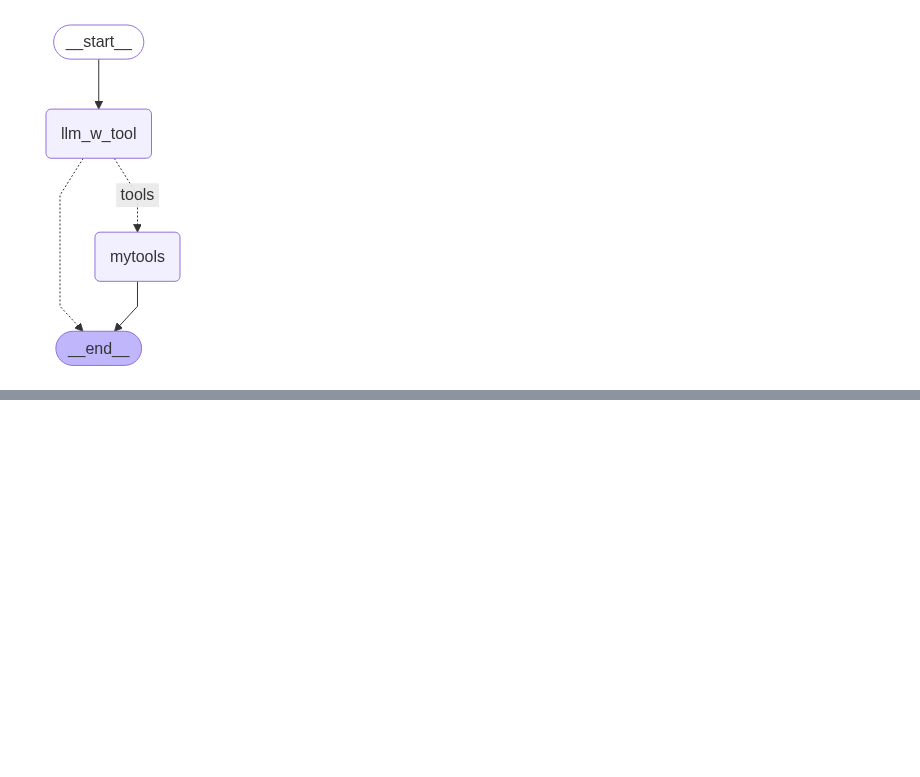
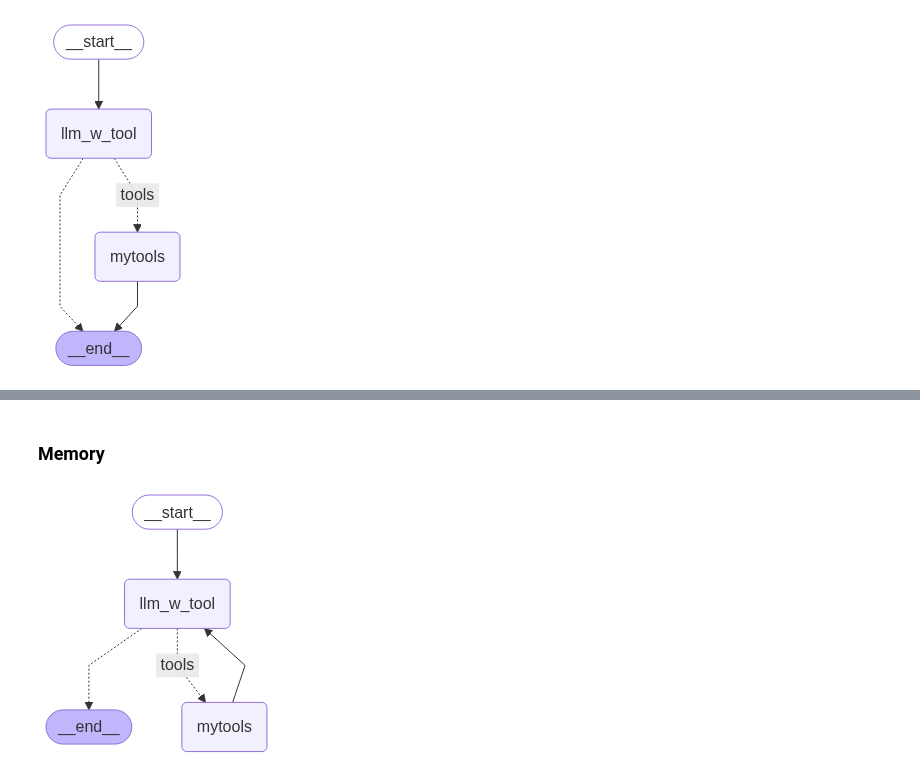
Before and after one commit to Mandal-21/GenAI, a Jupyter notebook: 3-LangGraph/4-ReactAgentTools.ipynb, the cells around one changed output, grey strips where cells are left out. Saved outputs shown, nothing was run; the diff lists cells and outputs as text; code cells hidden in the pictures; blank space fills up the shorter version.

```diff
--- a/3-LangGraph/4-ReactAgentTools.ipynb
+++ b/3-LangGraph/4-ReactAgentTools.ipynb
@@ -193,0 +237,2 @@ app_with_tools.invoke(
+# %% [markdown]
+### Memory
@@ -193,0 +241,24 @@ app_with_tools.invoke(
+# %%
+memory = MemorySaver()
+# %%
+workflow_with_tools_memory = StateGraph(MessagesState)
+
+workflow_with_tools_memory.add_node("llm_w_tool", call_model_with_tools)
+workflow_with_tools_memory.add_node("mytools",  tool_node)
+workflow_with_tools_memory.add_edge("mytools", "llm_w_tool")
+
+workflow_with_tools_memory.add_edge(START, "llm_w_tool")
+workflow_with_tools_memory.add_conditional_edges(
+    "llm_w_tool",
+    router_function,
+    {
+        "tools": "mytools",
+        END: END
+    }
+)
+
+app_with_tools_memory = workflow_with_tools_memory.compile(checkpointer=memory)
+
+display(Image(app_with_tools_memory.get_graph().draw_mermaid_png()))
+# %% [output]
+[figure, added]
```
Also changed, not shown: parts of 20 cells of this notebook.
